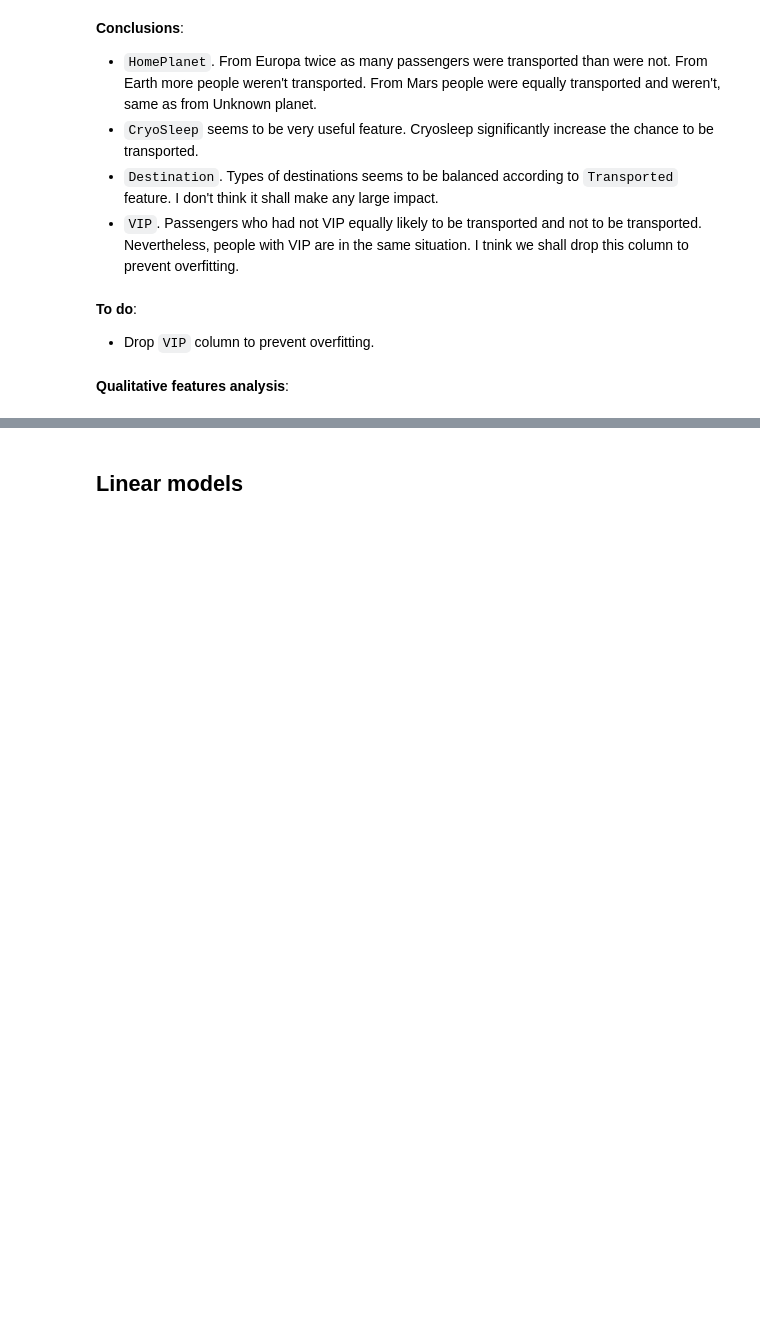
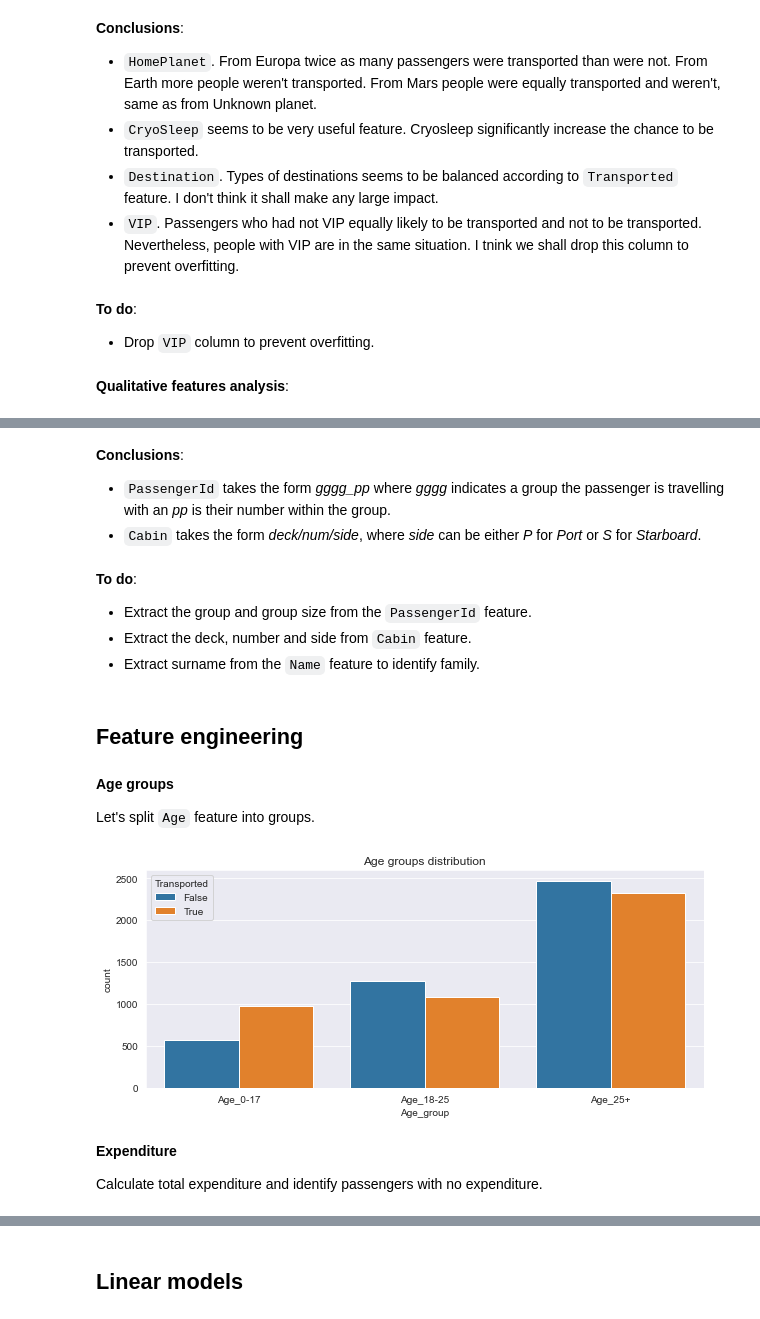
Before and after one commit to Ark3M/Kaggle-competitions, a Jupyter notebook: Spaceship Titanic/Spaceship_Titanic.ipynb, the cells around one changed output, grey strips where cells are left out. Cells and saved outputs as stored; diff of their text form; code cells hidden in the pictures; blank space fills up the shorter version.

```diff
--- a/Spaceship Titanic/Spaceship_Titanic.ipynb
+++ b/Spaceship Titanic/Spaceship_Titanic.ipynb
@@ -245,0 +255,38 @@ plt.show()
+# %% [markdown]
+**Conclusions**:
++ `PassengerId` takes the form *gggg_pp* where *gggg* indicates a group the passenger is travelling with an *pp* is their number within the group.
++ `Cabin` takes the form *deck/num/side*, where *side* can be either *P* for *Port* or *S* for *Starboard*.
+# %% [markdown]
+**To do**:
++ Extract the group and group size from the `PassengerId` feature.
++ Extract the deck, number and side from `Cabin` feature.
++ Extract surname from the `Name` feature to identify family.
+# %% [markdown]
+## Feature engineering
+# %% [markdown]
+**Age groups**
+
+Let's split `Age` feature into groups.
+# %%
+train["Age_group"] = np.nan
+train.loc[train["Age"] < 18, "Age_group"] = "Age_0-17"
+train.loc[(train["Age"] > 17) & (train["Age"] <= 25), "Age_group"] = "Age_18-25"
+train.loc[(train["Age"]) > 25, "Age_group"] = "Age_25+"
+
+test["Age_group"] = np.nan
+test.loc[test["Age"] < 18, "Age_group"] = "Age_0-17"
+test.loc[(test["Age"] > 17) & (test["Age"] <= 25), "Age_group"] = "Age_18-25"
+test.loc[(test["Age"]) > 25, "Age_group"] = "Age_25+"
+# %%
+age_order = ["Age_0-17", "Age_18-25", "Age_25+"]
+
+plt.figure(figsize=(10, 4))
+
+sns.countplot(data=train, x="Age_group", hue=target_col, order=age_order)
+plt.title("Age groups distribution");
+# %% [output]
+[figure, added]
+# %% [markdown]
+**Expenditure**
+
+Calculate total expenditure and identify passengers with no expenditure.
```
Also changed, not shown: parts of 9 cells of this notebook.
